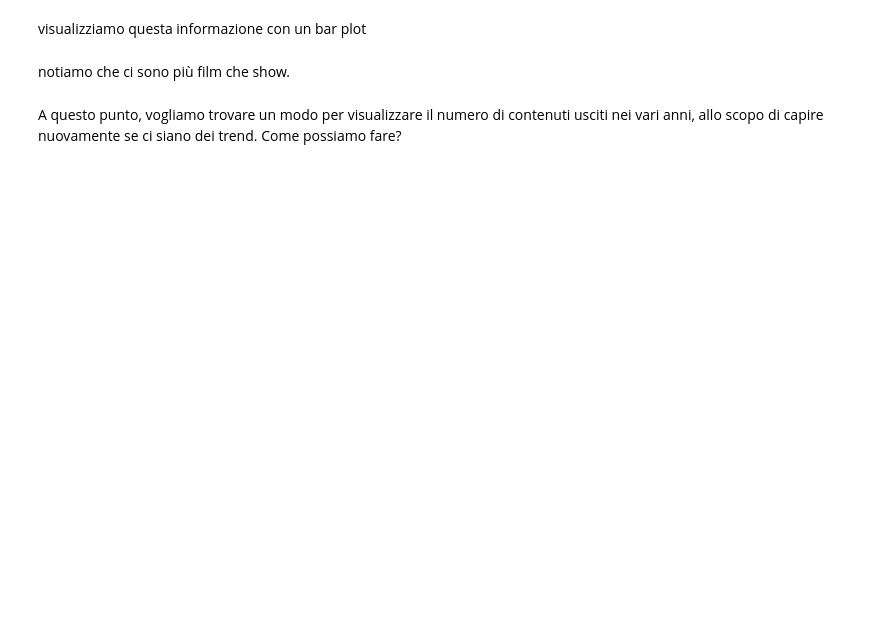
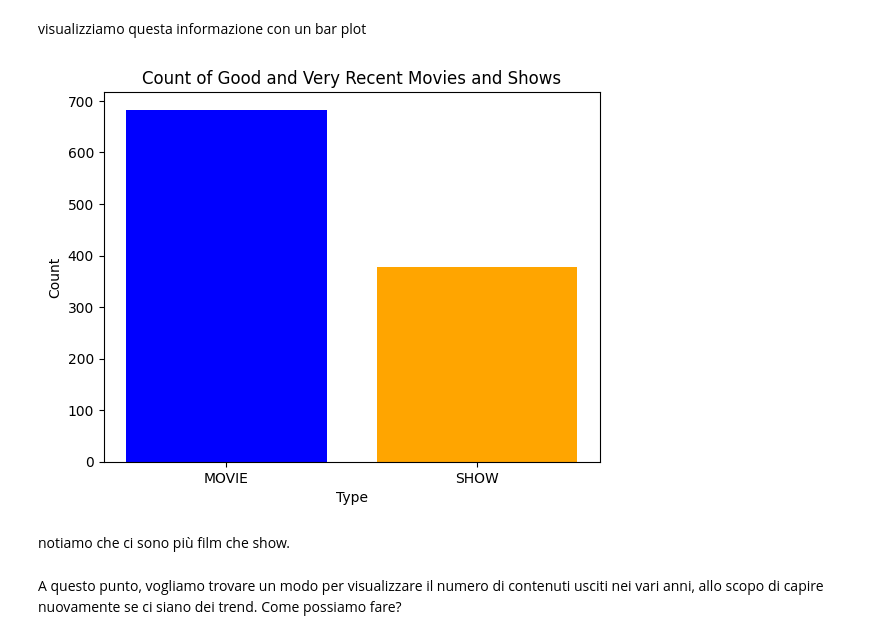
Before and after one commit to IosifPuha/SecondLabDS, a Jupyter notebook: laboratorio 2.ipynb, the cells around one changed output. Cells and saved outputs as stored; diff of their text form; code cells hidden in the pictures; blank space fills up the shorter version.

```diff
--- a/laboratorio 2.ipynb
+++ b/laboratorio 2.ipynb
@@ -535,3 +568,19 @@ visualizziamo questa informazione con un bar plot
+# %%
+
+# Creiamo un bar plot
+plt.bar(good_very_recent_movies['Type'], good_very_recent_movies['Count'], color=['blue', 'orange'])
+
+# Impostiamo le etichette degli assi
+plt.xlabel('Type')
+plt.ylabel('Count')
+
+# Impostiamo il titolo del grafico
+plt.title('Count of Good and Very Recent Movies and Shows')
+
+# Mostriamo il grafico
+plt.show()
+# %% [output]
+[figure, added]
 # %% [markdown]
 notiamo che ci sono più film che show.
 # %% [markdown]
```
Also changed, not shown: parts of 21 cells of this notebook.
